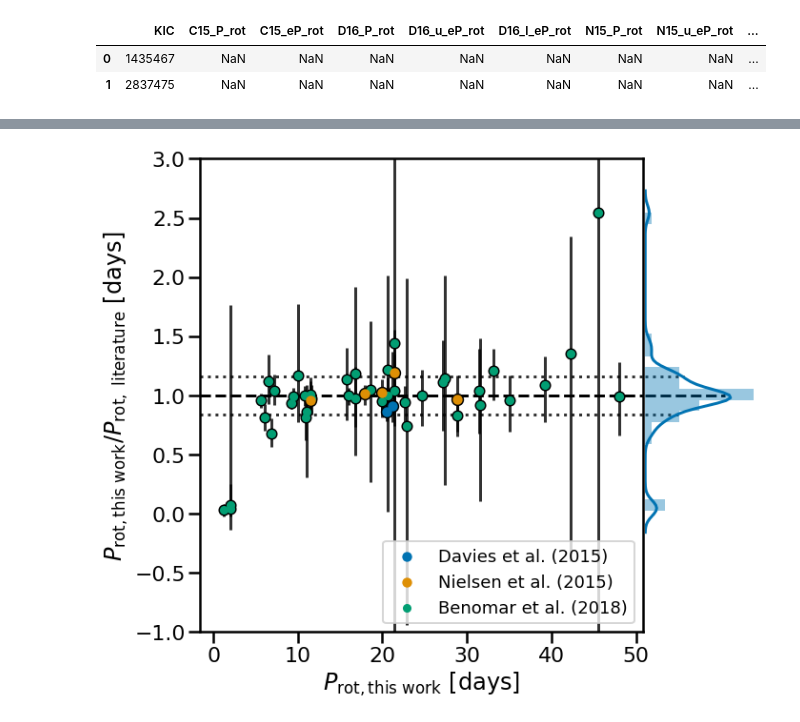
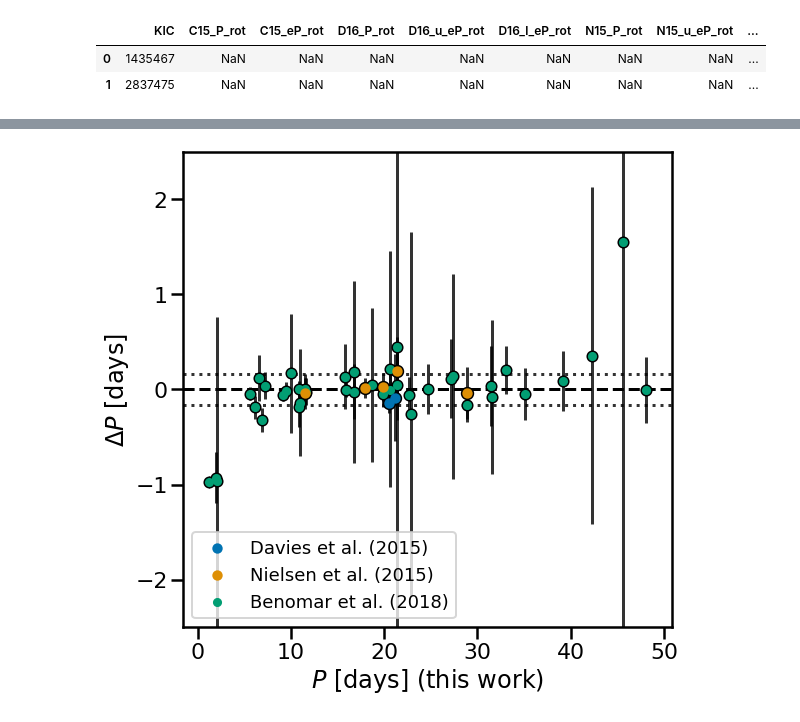
Before and after one commit to ojhall94/malatium, a Jupyter notebook: paper/literature_comparisons_alt.ipynb, the cells around one changed output, grey strips where cells are left out. Saved outputs shown, nothing was run; the diff lists cells and outputs as text; code cells hidden in the pictures.

Commit message:
Final plot changes

```diff
--- a/paper/literature_comparisons_alt.ipynb
+++ b/paper/literature_comparisons_alt.ipynb
@@ -63,10 +63,8 @@ f_ati.loc[DP < -50, 'exclude'] = 0
 dnus = f_ati['nus*'] / f_col['nus*']
 f_ati.loc[dnus > 5, 'exclude'] = 2
 
-Di = f_ati['i']/f_col['i']
-f_ati.loc[Di > 5, 'exclude'] = 3
-
-
+# Di = f_ati['i']/f_col['i']
+# f_ati.loc[Di > 5, 'exclude'] = 3
 
 print(f'Stars before cut: {len(f_ati)}')
 col = f_col[f_ati.exclude == 0]
@@ -383,0 +214,5 @@ ati.loc[np.isfinite(lit['D16_P_rot']).values]
+# %%
+def e(a, siga, b, sigb):
+    #return sigma for a/b
+    rhs = (siga / b)**2 + ((a*sigb)/b**2)**2
+    return np.sqrt(rhs)
@@ -384,66 +225,55 @@ ati.loc[np.isfinite(lit['D16_P_rot']).values]
 # %%
-from mpl_toolkits.axes_grid.inset_locator import inset_axes
-
 np.random.seed(11)
 
 fig, ax = plt.subplots(figsize=mnras_size(595, square=True))
 
-outA = (ati['P'] / lit['D16_P_rot']).dropna().values
-upperA = e(ati['P'], ati['u_P'], lit['D16_P_rot'], lit['D16_u_eP_rot']).dropna().values
-lowerA = e(ati['P'], ati['l_P'], lit['D16_P_rot'], lit['D16_l_eP_rot']).dropna().values
-xA = np.random.uniform(0.5, 1.5, len(outA))
+outA = (ati['P'] / lit['D16_P_rot']).dropna().values - 1.
+Aerr = ati[['l_P','u_P']].max(axis=1)
+Lerr = np.nanmax(lit[['D16_l_eP_rot','D16_u_eP_rot']],axis=1)
+errA = e(ati['P'], Aerr, lit['D16_P_rot'], Lerr).dropna().values
+
 xA = ati['P'][np.isfinite(lit['D16_P_rot']).values]
 ax.scatter(xA, outA, s=70, zorder=5, label='Davies et al. (2015)')
-ax.errorbar(xA, outA, yerr = [lowerA, upperA], c='k', zorder=0, fmt='|', alpha=.8)
+ax.errorbar(xA, outA, yerr = errA, c='k', zorder=0, fmt='|', alpha=.8)
 
-outB = (ati['P'] / lit['N15_P_rot']).dropna().values
-upperB = e(ati['P'], ati['u_P'], lit['N15_P_rot'], lit['N15_u_eP_rot']).dropna().values
-lowerB = e(ati['P'], ati['l_P'], lit['N15_P_rot'], lit['N15_l_eP_rot']).dropna().values
-xB = np.random.uniform(0.6, 1.4, len(outB)) + 0.3
+outB = (ati['P'] / lit['N15_P_rot']).dropna().values - 1.
+Aerr = ati[['l_P','u_P']].max(axis=1)
+Lerr = np.nanmax(lit[['N15_l_eP_rot','N15_u_eP_rot']],axis=1)
+errB = e(ati['P'], Aerr, lit['N15_P_rot'], Lerr).dropna().values
+
 xB = ati['P'][np.isfinite(lit['N15_P_rot']).values]
 ax.scatter(xB, outB, s=70, zorder=4, label='Nielsen et al. (2015)')
-ax.errorbar(xB, outB, yerr = [lowerB, upperB], c='k', zorder=0, fmt='|', alpha=.8)
+ax.errorbar(xB, outB, yerr = errB, c='k', zorder=0, fmt='|', alpha=.8)
 
-outD = (ati['P'] / lit['B18_P_rot']).dropna().values
-upperD = e(ati['P'], ati['u_P'], lit['B18_P_rot'], lit['B18_u_eP_rot']).dropna().values
-lowerD = e(ati['P'], ati['l_P'], lit['B18_P_rot'], lit['B18_l_eP_rot']).dropna().values
-xD = np.random.uniform(0.3, 1.8, len(outD)) + 1.3
+outD = (ati['P'] / lit['B18_P_rot']).dropna().values - 1.
+Aerr = ati[['l_P','u_P']].max(axis=1)
+Lerr = np.nanmax(lit[['B18_l_eP_rot','B18_u_eP_rot']],axis=1)
+errD = e(ati['P'], Aerr, lit['B18_P_rot'], Lerr).dropna().values
+
 xD = ati['P'][np.isfinite(lit['B18_P_rot']).values]
 ax.scatter(xD, outD, s=50, zorder=2, label='Benomar et al. (2018)')
-ax.errorbar(xD, outD, yerr = [lowerD, upperD], c='k', zorder=0, fmt='|', alpha=.8)
+ax.errorbar(xD, outD, yerr = errD, c='k', zorder=0, fmt='|', alpha=.8)
 
 ax.scatter(xA, outA, s=70, ec='k', lw=5, fc=None)
 ax.scatter(xB, outB, s=70, ec='k', lw=5, fc=None)
 ax.scatter(xD, outD, s=50, ec='k', lw=5, fc=None)
 
-ax.axhline(1., ls='--', c='k', zorder=0, lw=3)
-ax.set_ylim(-1, 3)
-ax.set_ylabel(r'$P_{\rm{rot, this\ work}} / P_{\rm rot,\ literature}$ [days]')
-ax.set_xlabel(r'$P_{\rm{rot, this\ work}}$ [days]')
+ax.axhline(0, ls='--', c='k', zorder=0, lw=3)
+# ax.set_ylabel(r'$P_{\rm{rot, this\ work}} - P_{\rm rot,\ literature}$ [days]')
+ax.set_xlabel(r'$P$ [days] (this work)')
 
-ax.legend(loc='lower right', fontsize=18)
+ax.legend(loc='lower left', fontsize=18)
 fig.tight_layout()
 
-left, bottom, width, height = [.9745, .133, 0.2, .8345]
-iax = fig.add_axes([left, bottom, width, height])
-
-sns.distplot(np.concatenate([outA, outB, outD]), ax=iax, vertical=True)
-iax.set_ylim(-1, 3)
-iax.spines['right'].set_visible(False)
-iax.spines['left'].set_visible(False)
-iax.spines['top'].set_visible(False)
-iax.spines['bottom'].set_visible(False)
-iax.get_xaxis().set_visible(False)
-iax.get_yaxis().set_visible(False)
-iax.axhline(1., ls='--', c='k', zorder=0, lw=3, xmax=0.7)
-p = np.percentile(np.concatenate([outA, outB, outD]),[15.9, 84.1])
-iax.axhline(p[0], c='k', ls=':', alpha=.8, zorder=0, lw=3, xmax=0.33)
-iax.axhline(p[1], c='k', ls=':', alpha=.8, zorder=0, lw=3, xmax=0.34)
+p = np.percentile(np.concatenate([outA, outB, outD]),[15.9, 50, 84.1])
 
 ax.axhline(p[0], c='k', ls=':', alpha=.8, zorder=0, lw=3)
-ax.axhline(p[1], c='k', ls=':', alpha=.8, zorder=0, lw=3)
+ax.axhline(p[2], c='k', ls=':', alpha=.8, zorder=0, lw=3)
 
-plt.savefig('/Users/Oliver/Dropbox/Apps/Overleaf/Malatium/Images/seis_comparison_rot_alt.pdf', rasterized=True)
-plt.savefig('/Users/Oliver/Dropbox/Apps/Overleaf/Malatium/Images/seis_comparison_rot_alt.png', dpi=300)
+ax.set_ylabel(r'$\Delta P$ [days]')
+ax.set_ylim(-2.5, 2.5)
+
+plt.savefig('/Users/Oliver/Dropbox/Apps/Overleaf/Malatium/Images/seis_comparison_rot_alt2.pdf', rasterized=True)
+plt.savefig('/Users/Oliver/Dropbox/Apps/Overleaf/Malatium/Images/seis_comparison_rot_alt2.png', dpi=300)
 # %% [output]
-[figure, old version]
+[figure, new version]
```
Also changed, not shown: parts of 14 cells of this notebook, 3 other files.
